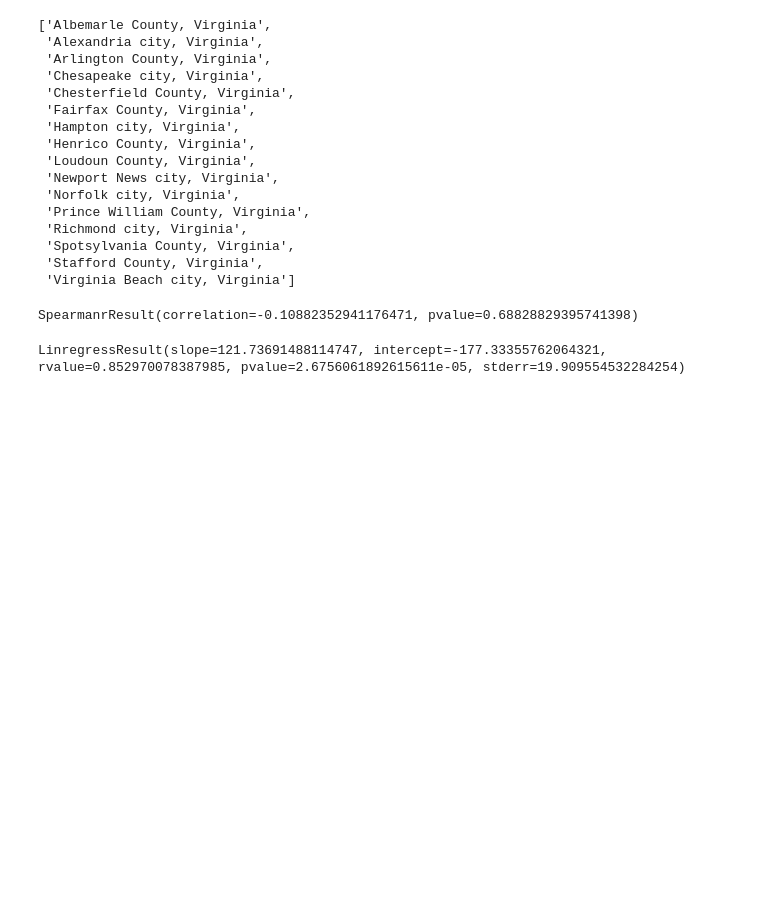
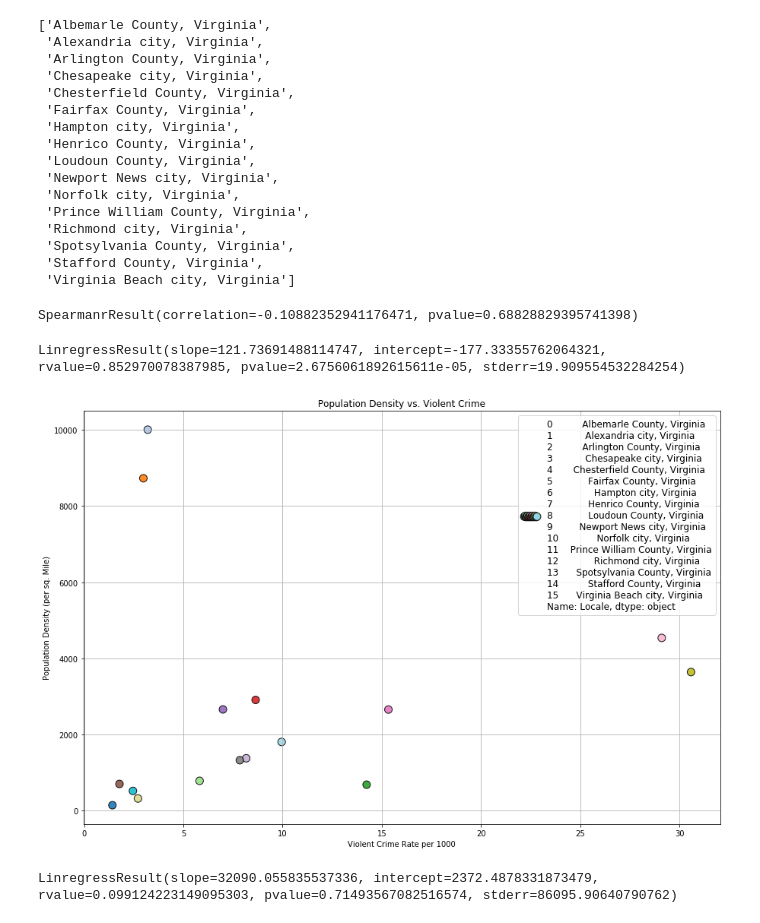
Before and after one commit to aeisenba61/project-mayhem, a Jupyter notebook: test_density_scatter.ipynb, the cells around one changed output. Drawn from its saved outputs; the diff is of its cells as text; code cells hidden in the pictures; blank space fills up the shorter version.

Commit message:
update plots for pop density comparisons

```diff
--- a/test_density_scatter.ipynb
+++ b/test_density_scatter.ipynb
@@ -237,3 +237,35 @@ SpearmanrResult(correlation=-0.10882352941176471, pvalue=0.68828829395741398)
 scipy.stats.linregress(final_df['Walk Score'], final_df['Population Density'].astype(float))
 # %% [output]
 LinregressResult(slope=121.73691488114747, intercept=-177.33355762064321, rvalue=0.852970078387985, pvalue=2.6756061892615611e-05, stderr=19.909554532284254)
+# %%
+# Build scatter plot population density vs. Violent Crime Rate
+fig, ax = plt.subplots(figsize=(15, 10))
+
+colors = plt.cm.tab20(np.linspace(0, 1, len(final_df['Locale'])))
+
+
+ax.scatter((final_df['Violent Rate']*1000), round(final_df['Population Density'].astype(float), 2),
+           edgecolor="k", linewidths=1, marker="o", s=100, label=final_df['Locale'],
+           c=colors, alpha=0.9)
+
+# format graph
+plt.grid()
+#plt.xlim([0, 65])
+#plt.ylim([0, 10500])
+
+plt.xlabel('Violent Crime Rate per 1000')
+plt.ylabel('Population Density (per sq. Mile)')
+plt.title('Population Density vs. Violent Crime')
+plt.legend(loc='best', fontsize=12, markerfirst=True, scatterpoints=16,)
+
+# save figure
+#plt.savefig("temp_lat.png")
+
+# show plot
+plt.show()
+# %% [output]
+[figure, added]
+# %%
+scipy.stats.linregress(final_df['Violent Rate'], final_df['Population Density'].astype(float))
+# %% [output]
+LinregressResult(slope=32090.055835537336, intercept=2372.4878331873479, rvalue=0.099124223149095303, pvalue=0.71493567082516574, stderr=86095.90640790762)
```
Also changed, not shown: parts of 3 cells of this notebook.
